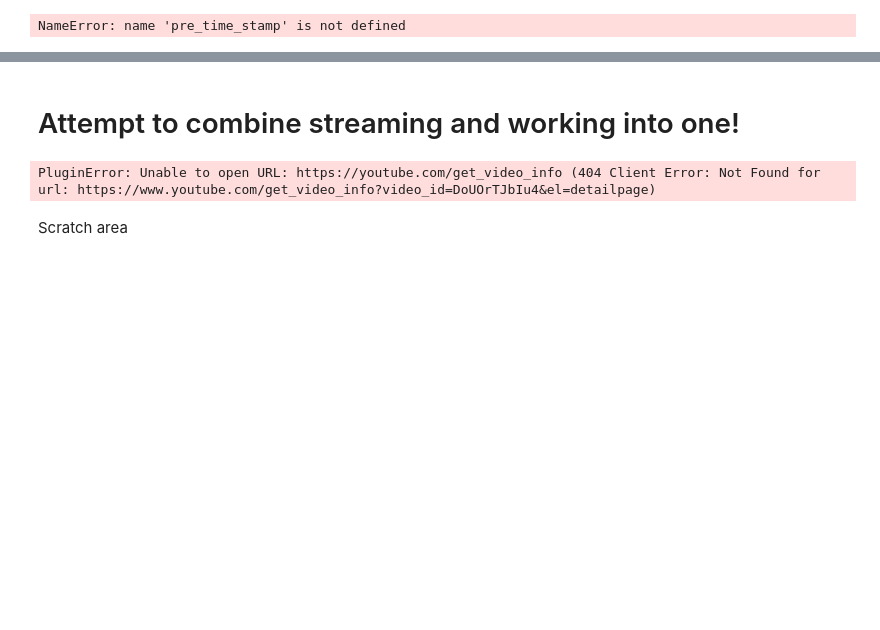
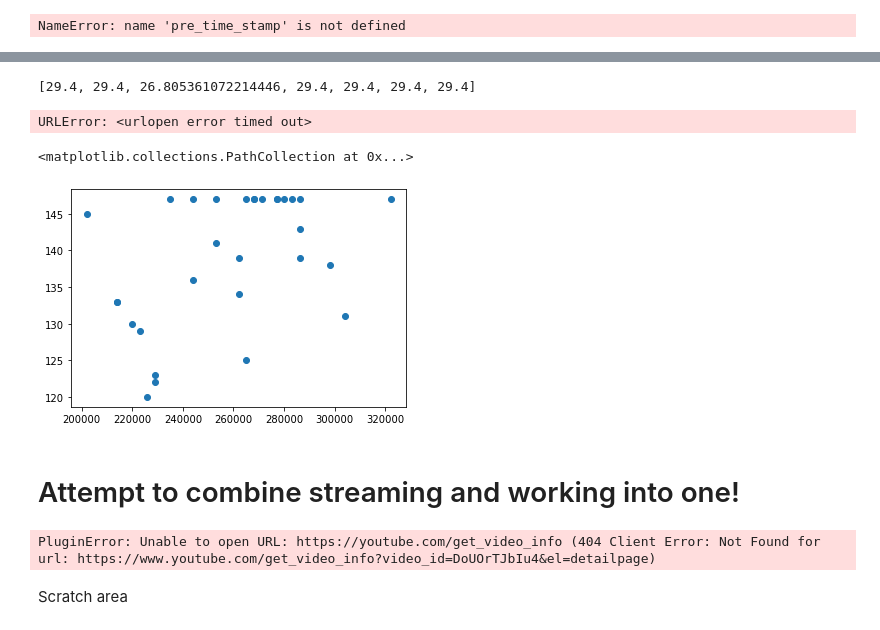
Before and after one commit to rejexx/Parkingspot_Vacancy, a Jupyter notebook: notebooks/01_b_video_stream_smoother.ipynb, the cells around one changed output, grey strips where cells are left out. Saved outputs shown, nothing was run; the diff lists cells and outputs as text; code cells hidden in the pictures; blank space fills up the shorter version.

```diff
--- a/notebooks/01_b_video_stream_smoother.ipynb
+++ b/notebooks/01_b_video_stream_smoother.ipynb
@@ -163,0 +319,10 @@ stream_segment = get_stream(videoURL)
+# %%
+# no easy relation with read in byte stream and frame number...
+stream_segment = get_stream(medVid.url)
+url = stream_segment.uri
+
+frames = openCVProcessing(url)
+vid = urllib.request.urlopen(url).read()
+vid_bytes = np.asarray(bytearray(vid), dtype="uint8")
+print(vid_bytes.shape[0] , frames)
+key.append((vid_bytes.shape[0] , frames))
@@ -163,0 +366,4 @@ stream_segment = get_stream(videoURL)
+# %%
+for i in playlist.segments:
+    frames = frame_count(i.uri, manual=True)
+    print(frames)
@@ -163,0 +423,10 @@ stream_segment = get_stream(videoURL)
+# %%
+frame_duration = []
+#turns out number of frames is not perfectly correlated with duration :(
+for i in range(5):
+    # get new list of segments, may overlap with other previous
+    playlist = m3u8.load(medVid.url)  # this could also be an absolute filename
+    for i in playlist.segments:
+        frames = frame_count(i.uri, manual=True)
+        frame_duration.append([frames, i.duration])
+        print([frames, i.duration])
@@ -164,3 +456,32 @@ stream_segment = get_stream(videoURL)
+# %%
+fps = [frame/sec for frame, sec in frame_duration]
+print(fps)
+#fps is not constant/duration is not accurate!
+# %% [output]
+[29.4, 29.4, 26.805361072214446, 29.4, 29.4, 29.4, 29.4]
+# %%
+key = []
+
+for i in range (1):
+    #stream_segment = get_stream(medVid.url)
+    url = stream_segment.uri
+
+    frames = openCVProcessing(url)
+    vid = urllib.request.urlopen(url).read()
+    vid_bytes = np.asarray(bytearray(vid), dtype="uint8")
+    print(vid_bytes.shape[0] , frames)
+    key.append((vid_bytes.shape[0] , frames))
+# %% [output]
+URLError: <urlopen error timed out>
+# %%
+
+x = [key[i][0][0] for i in range(len(key))]
+y = [key[i][1] for i in range(len(key))]
+
+plt.scatter(x,y)
+# %% [output]
+<matplotlib.collections.PathCollection at 0x...>
+[figure, added]
 # %% [markdown]
 # Attempt to combine streaming and working into one!
 # %%
```
Also changed, not shown: parts of 24 cells of this notebook, 3 other files.
